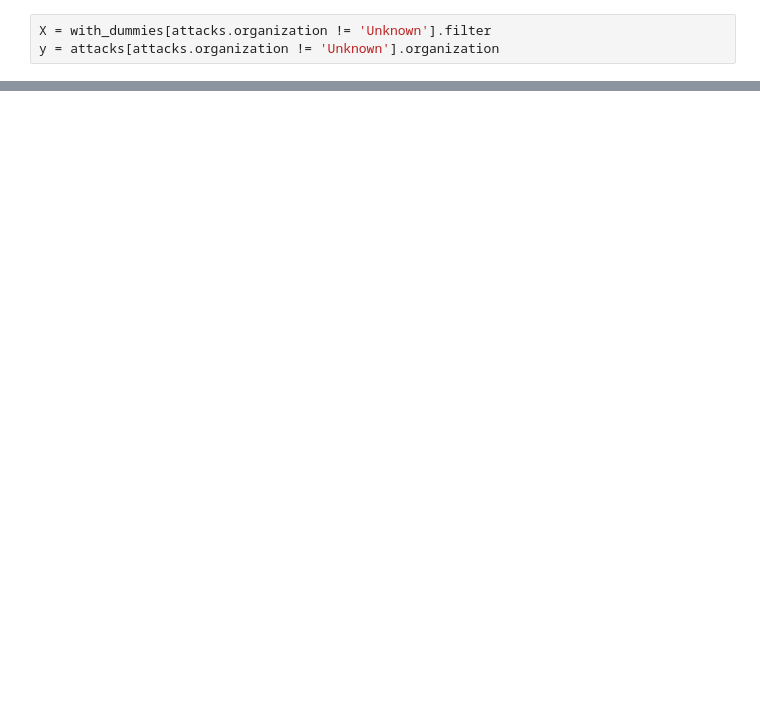
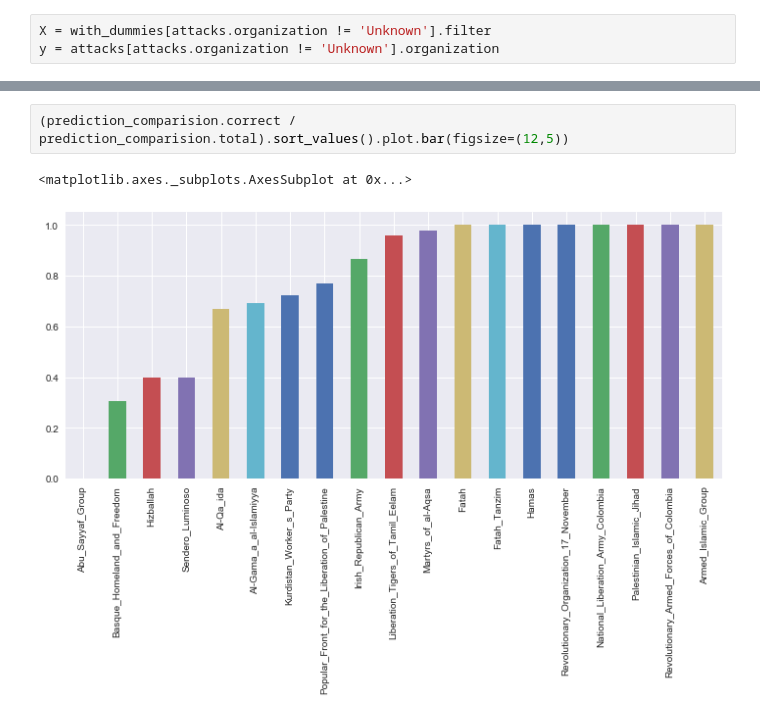
Before and after one commit to yusiZou/NTDS_project, a Jupyter notebook: code.ipynb, the cells around one changed output, grey strips where cells are left out. Saved outputs shown, nothing was run; the diff lists cells and outputs as text; blank space fills up the shorter version.

```diff
--- a/code.ipynb
+++ b/code.ipynb
@@ -344,0 +290,5 @@ Name: organization, dtype: int64
+# %%
+(prediction_comparision.correct / prediction_comparision.total).sort_values().plot.bar(figsize=(12,5))
+# %% [output]
+<matplotlib.axes._subplots.AxesSubplot at 0x...>
+[figure, added]
```
Also changed, not shown: parts of 26 cells of this notebook.
